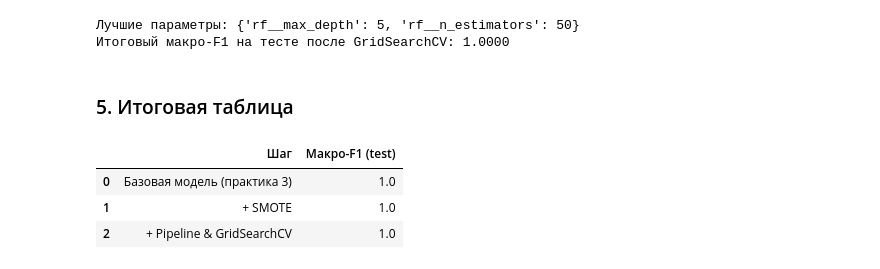
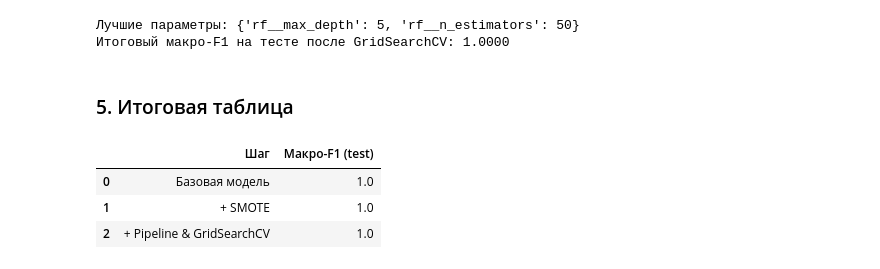
Before and after one commit to astrozzzzz/is-labs, a Jupyter notebook: lab4.ipynb, the cells around one changed output. Saved outputs shown, nothing was run; the diff lists cells and outputs as text; code cells hidden in the pictures.

```diff
--- a/lab4.ipynb
+++ b/lab4.ipynb
@@ -170,24 +174,23 @@ print(f"Итоговый макро-F1 на тесте после GridSearchCV:
 # %% [markdown]
 ### 5. Итоговая таблица
 # %%
-# Создаем итоговую таблицу
 results_df = pd.DataFrame({
     'Шаг': [
-        'Базовая модель (практика 3)',
+        'Базовая модель',
         '+ SMOTE',
         '+ Pipeline & GridSearchCV'
     ],
     'Макро-F1 (test)': [
         f1_base,
         f1_smote,
         f1_grid
     ]
 })
 
 results_df['Макро-F1 (test)'] = results_df['Макро-F1 (test)'].round(4)
 display(results_df)
 # %% [output]
 |  | Шаг | Макро-F1 (test) |
-| 0 | Базовая модель (практика 3) | 1.0 |
+| 0 | Базовая модель | 1.0 |
 | 1 | + SMOTE | 1.0 |
 | 2 | + Pipeline & GridSearchCV | 1.0 |
```
Also changed, not shown: parts of 5 cells of this notebook, 3 other files.
